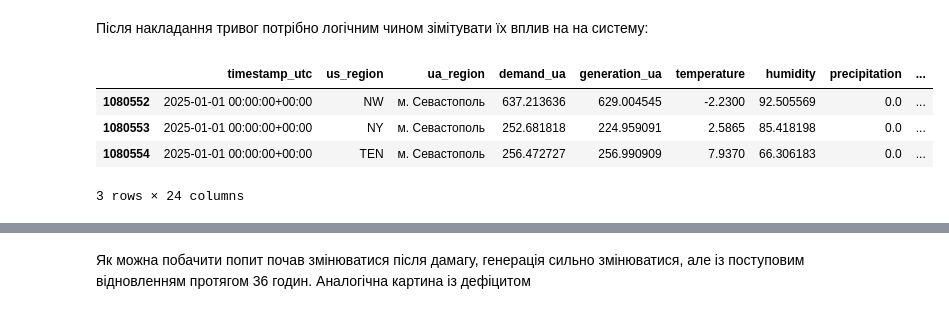
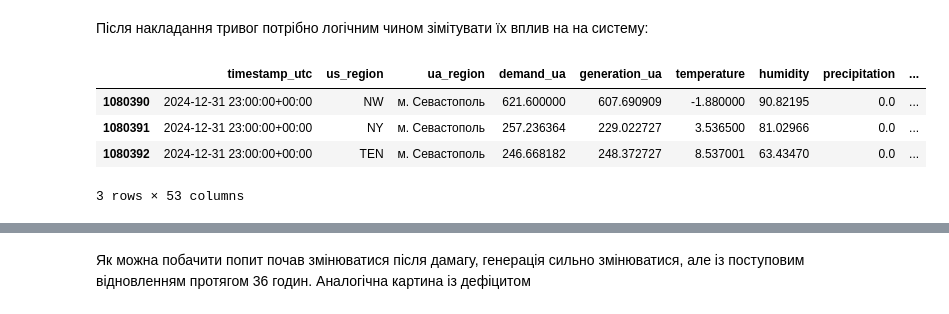
Before and after one commit to dmytrobuhai/AI-Uncertainty-Aware-Energy-Orchestrator, a Jupyter notebook: LOAD_AGENT_PREPARE.ipynb, the cells around one changed output, grey strips where cells are left out. Drawn from its saved outputs; the diff is of its cells as text; code cells hidden in the pictures.

```diff
--- a/LOAD_AGENT_PREPARE.ipynb
+++ b/LOAD_AGENT_PREPARE.ipynb
@@ -804,22 +769,40 @@ ua_df_merged["generation_ua_adj"] *= (1.0 - ua_df_merged["damage_derate"].clip(u
 # %%
 ua_df_merged["energy_deficit_adj"] = (
     ua_df_merged["demand_ua_adj"] -
     ua_df_merged["generation_ua_adj"]
 ).clip(lower=0)
 
 ua_df_merged["supply_ok_adj"] = (
     ua_df_merged["generation_ua_adj"] >=
     ua_df_merged["demand_ua_adj"]
 )
 
+HORIZON = 6
+FUTURE_FEATURES = [
+    "alert_active",
+    "isDamaged",
+    "temperature",
+    "wind_speed",
+    "cloud_cover",
+]
+for h in range(1, HORIZON + 1):
+    for col in FUTURE_FEATURES:
+        ua_df_merged[f"{col}_f{h}"] = (
+            ua_df_merged
+            .groupby("ua_region")[col]
+            .shift(-h)
+        )
+ua_df_merged = ua_df_merged.dropna().reset_index(drop=True)
+
+
 ua_df_merged.to_csv(OUTPUT_PREPARED_FILE, index=False)
 ua_df_merged.tail(3)
 # %% [output]
 |  | timestamp_utc | us_region | ua_region | demand_ua | generation_ua | temperature | humidity | precipitation | ... |
-| 1080552 | 2025-01-01 00:00:00+00:00 | NW | м. Севастополь | 637.213636 | 629.004545 | -2.2300 | 92.505569 | 0.0 | ... |
-| 1080553 | 2025-01-01 00:00:00+00:00 | NY | м. Севастополь | 252.681818 | 224.959091 | 2.5865 | 85.418198 | 0.0 | ... |
-| 1080554 | 2025-01-01 00:00:00+00:00 | TEN | м. Севастополь | 256.472727 | 256.990909 | 7.9370 | 66.306183 | 0.0 | ... |
+| 1080390 | 2024-12-31 23:00:00+00:00 | NW | м. Севастополь | 621.600000 | 607.690909 | -1.880000 | 90.82195 | 0.0 | ... |
+| 1080391 | 2024-12-31 23:00:00+00:00 | NY | м. Севастополь | 257.236364 | 229.022727 | 3.536500 | 81.02966 | 0.0 | ... |
+| 1080392 | 2024-12-31 23:00:00+00:00 | TEN | м. Севастополь | 246.668182 | 248.372727 | 8.537001 | 63.43470 | 0.0 | ... |
-3 rows × 24 columns
+3 rows × 53 columns
 # %%
 
 REGION = "Київ"
```
Also changed, not shown: parts of 13 cells of this notebook, 19 other files.
